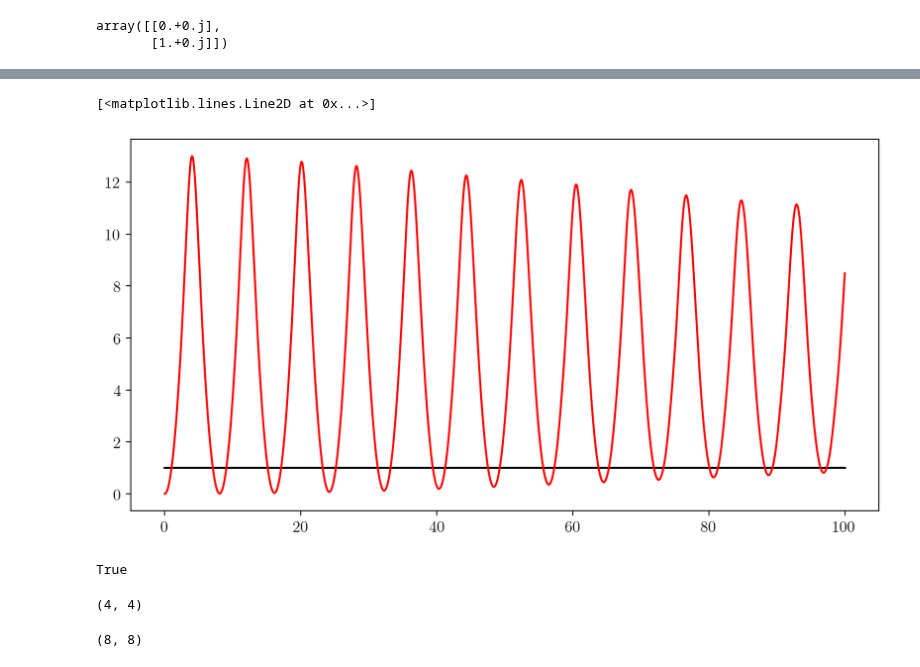
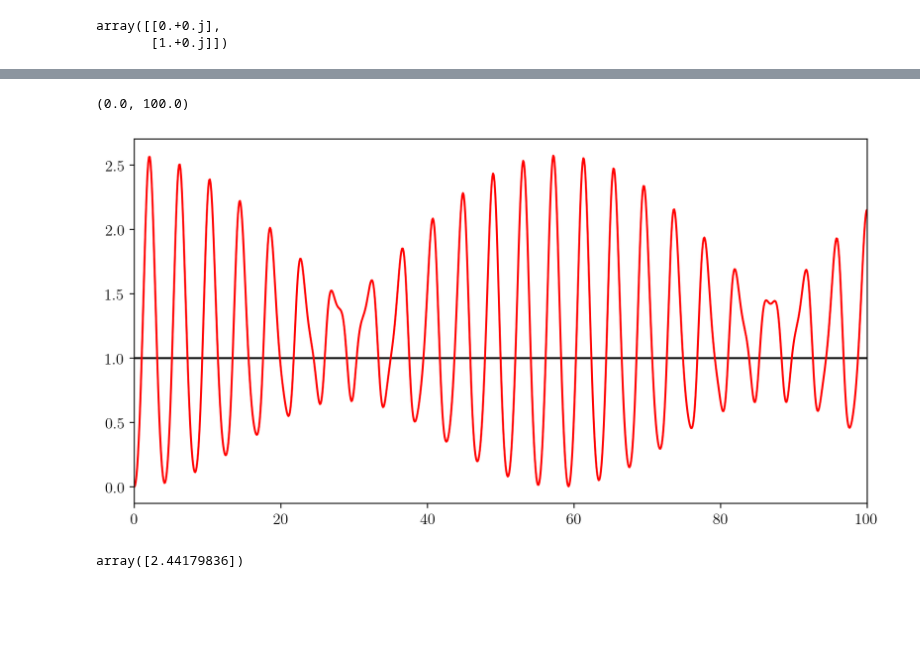
Before and after one commit to cgustin99/OpenParticle, a Jupyter notebook: models/Yukawa/static_yukawa_sv_sim.ipynb, the cells around one changed output, grey strips where cells are left out. Saved outputs shown, nothing was run; the diff lists cells and outputs as text; code cells hidden in the pictures; blank space fills up the shorter version.

```diff
--- a/models/Yukawa/static_yukawa_sv_sim.ipynb
+++ b/models/Yukawa/static_yukawa_sv_sim.ipynb
@@ -13,7 +14,7 @@ plt.rcParams["font.size"] = 12
 plt.rc('text', usetex=True)
 # %%
 #Parameters
-Lambda = 2**4 - 1
+Lambda = 2**2 - 1
 
 t = 0.1
 
@@ -203,23 +178,10 @@ for t in t_arr:
 # %%
 plt.figure(figsize=(10,5), dpi=200)
 
+
 plt.plot(t_arr, np.array(num_fermion_list), color = 'k')
 plt.plot(t_arr, np.array(num_boson_list), color = 'r')
+plt.xlim(0, 100)
 # %% [output]
-[<matplotlib.lines.Line2D at 0x...>]
+(0.0, 100.0)
-[figure, old version]
+[figure, new version]
-# %%
-np.allclose(
-    native_interaction_gate(1, 1, 3),
-    naive_interaction_gate(1, 1, 3)
-)
-# %% [output]
-True
-# %%
-np.eye(2**(Lambda - 1)).shape
-# %% [output]
-(4, 4)
-# %%
-reduce(np.kron, [Had, np.eye(2**(Lambda - 1))]).shape
-# %% [output]
-(8, 8)
@@ -227,0 +188,4 @@ R_theta_gate = phase_space_rotation_gate(Ef, t, Lambda)
+# %%
+num_boson_list[23]
+# %% [output]
+array([2.44179836])
```
Also changed, not shown: parts of 19 cells of this notebook.
